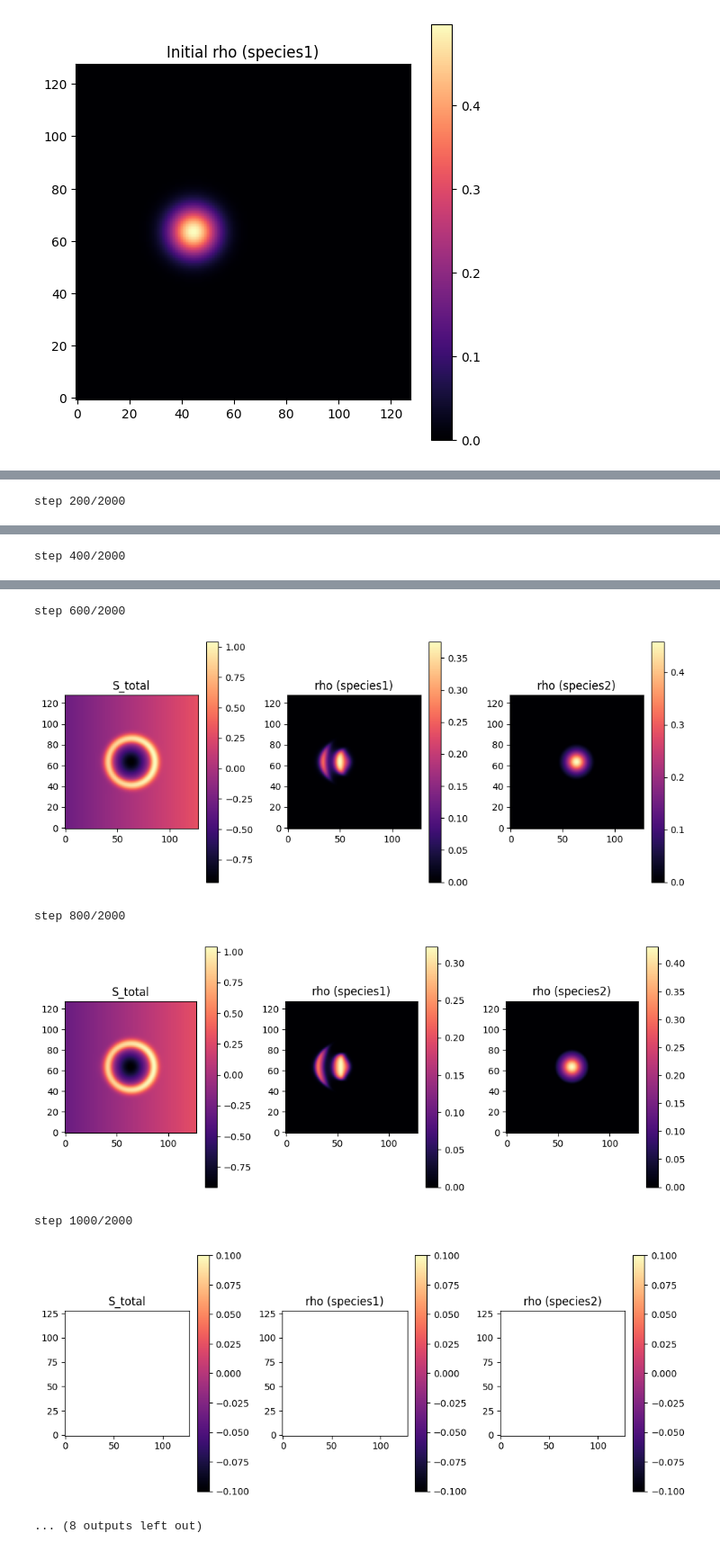
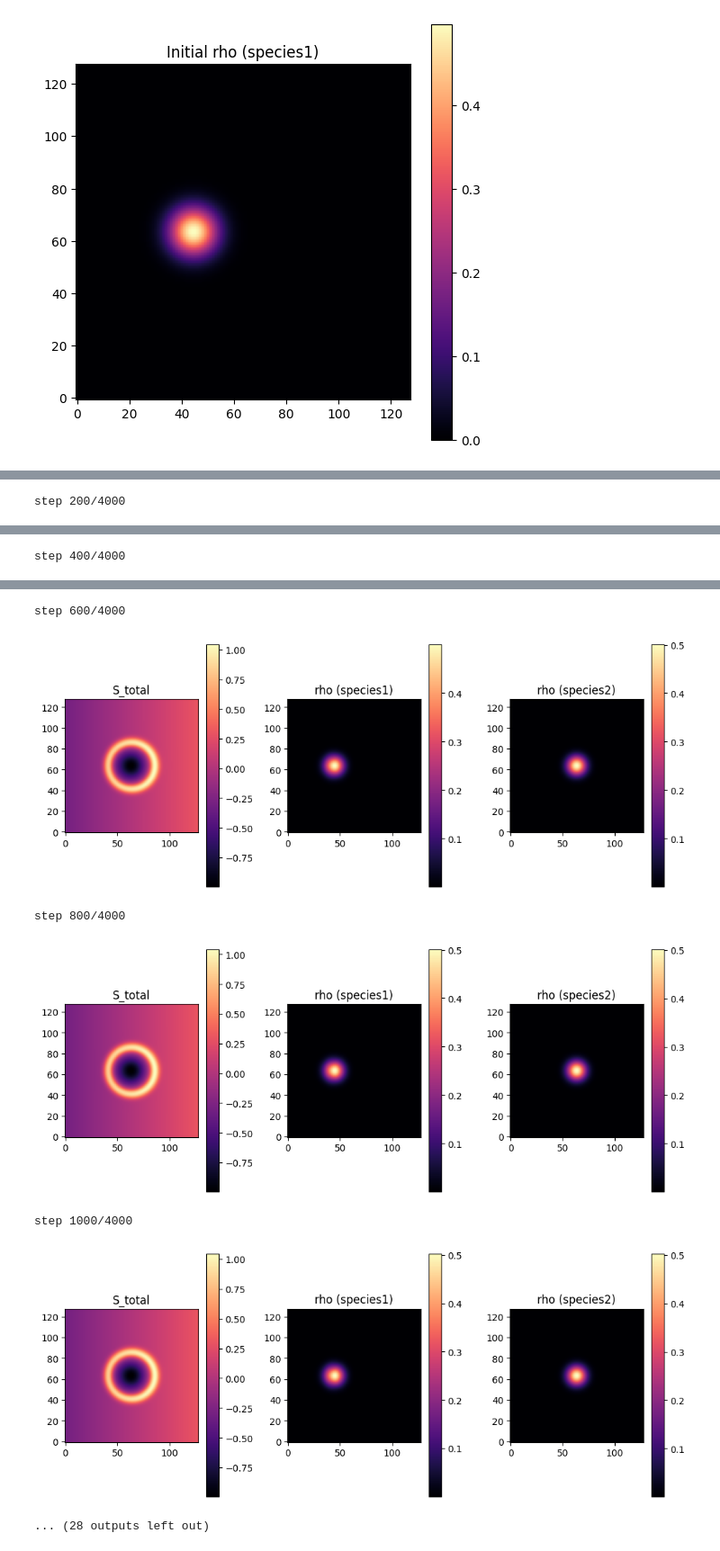
Before and after one commit to chrishg23-jpg/Community-Development-Framework, a Jupyter notebook: ESO003.ipynb, the cells around one changed output, grey strips where cells are left out. Shown at 90% size. Cells and saved outputs as stored; diff of their text form; code cells hidden in the pictures.

```diff
--- a/ESO003.ipynb
+++ b/ESO003.ipynb
@@ -111,14 +111,28 @@ plt.show()
 # %% [output]
 [figure]
 # %%
+# --- Cell 7: EOS + gradients (no velocities) ---
+
+max_rho = 1.0
+min_rho = 1e-4
+
 def compute_pressure(rho, species_list):
     P = np.zeros_like(rho)
     for s, sp in enumerate(species_list):
-        P[s] = sp.kappa * rho[s]**sp.gamma
+        gamma = min(sp.gamma, 1.2)  # soften EOS
+        P[s] = sp.kappa * np.power(rho[s], gamma)
     return P
 
 def grad2d(field):
-    # Simple central differences via np.gradient
     dfdx = np.gradient(field, axis=0)
     dfdy = np.gradient(field, axis=1)
     return dfdx, dfdy
+
+def laplacian(field):
+    return (
+        -4 * field
+        + np.roll(field, 1, axis=0)
+        + np.roll(field, -1, axis=0)
+        + np.roll(field, 1, axis=1)
+        + np.roll(field, -1, axis=1)
+    )
@@ -188,30 +192,34 @@ def update_S_dyn(S_dyn, S_env, rho, P, species_list, dt):
     S_dyn = S_dyn + dt * dSdt
     return S_dyn
 # %%
+# --- Cell 10: RK2 loop with drift+diffusion species ---
+
+dt = 0.001
+n_steps = 4000
+output_every = 200
+
 S_dyn = np.zeros_like(S_env)
-S_total = compute_S_total(S_env, S_dyn)
+S_total = S_env + S_dyn
 
 for step in range(n_steps):
-    # --- RK2: stage 1 ---
-    rho1, vx1, vy1, P1 = update_species(rho.copy(), vx.copy(), vy.copy(),
-                                        S_total, species_list, dt)
-    S_dyn1 = update_S_dyn(S_dyn.copy(), S_env, rho1, P1, species_list, dt)
-    S_total1 = compute_S_total(S_env, S_dyn1)
 
-    # --- RK2: stage 2 ---
-    rho2, vx2, vy2, P2 = update_species(rho.copy(), vx.copy(), vy.copy(),
-                                        S_total1, species_list, dt)
-    S_dyn2 = update_S_dyn(S_dyn.copy(), S_env, rho2, P2, species_list, dt)
+    # --- RK2 stage 1 ---
+    rho1, P1 = update_species(rho.copy(), S_total, species_list, dt)
+    S_dyn1   = update_S_dyn(S_dyn.copy(), S_env, rho1, P1, species_list, dt)
+    S_total1 = S_env + S_dyn1
 
-    # Combine stages (Heun / RK2)
-    rho = 0.5 * (rho1 + rho2)
-    vx  = 0.5 * (vx1 + vx2)
-    vy  = 0.5 * (vy1 + vy2)
+    # --- RK2 stage 2 ---
+    rho2, P2 = update_species(rho.copy(), S_total1, species_list, dt)
+    S_dyn2   = update_S_dyn(S_dyn.copy(), S_env, rho2, P2, species_list, dt)
+
+    # Combine stages
+    rho   = 0.5 * (rho1 + rho2)
     S_dyn = 0.5 * (S_dyn1 + S_dyn2)
-    S_total = compute_S_total(S_env, S_dyn)
+    S_total = S_env + S_dyn
 
     if step % output_every == 0:
         print(f"step {step}/{n_steps}")
+
         plt.figure(figsize=(10, 4))
 
         plt.subplot(1, 3, 1)
@@ -237 +245 @@ step 0/2000
-step 200/2000
+step 200/4000
@@ -239 +247 @@ step 200/2000
-step 400/2000
+step 400/4000
@@ -241,7 +249,7 @@ step 400/2000
-step 600/2000
+step 600/4000
-[figure, old version]
+[figure, new version]
-step 800/2000
+step 800/4000
-[figure, old version]
+[figure, new version]
-step 1000/2000
+step 1000/4000
-[figure, old version]
+[figure, new version]
-... (8 outputs left out)
+... (28 outputs left out)
```
Also changed, not shown: parts of 4 cells of this notebook.
